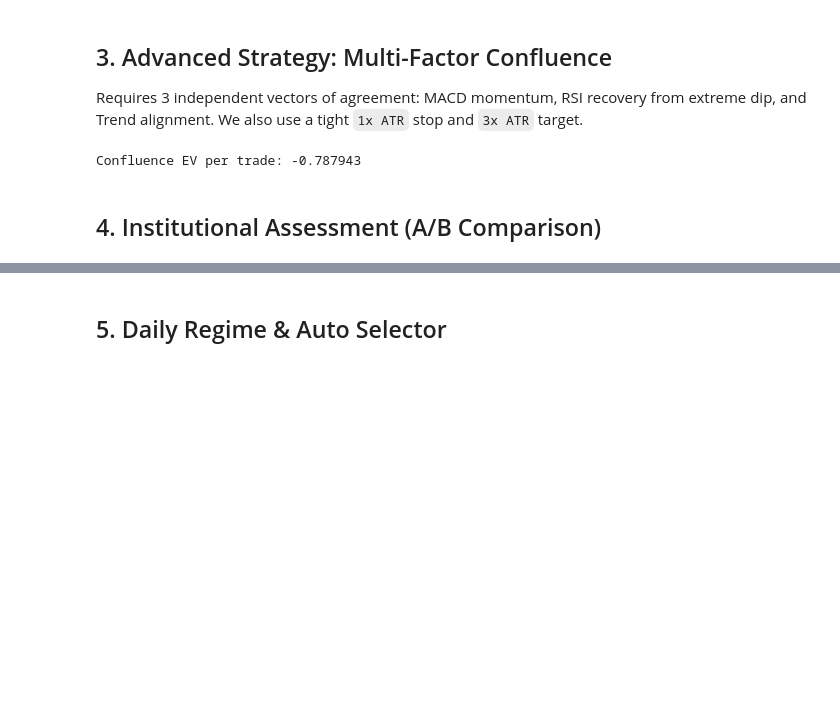
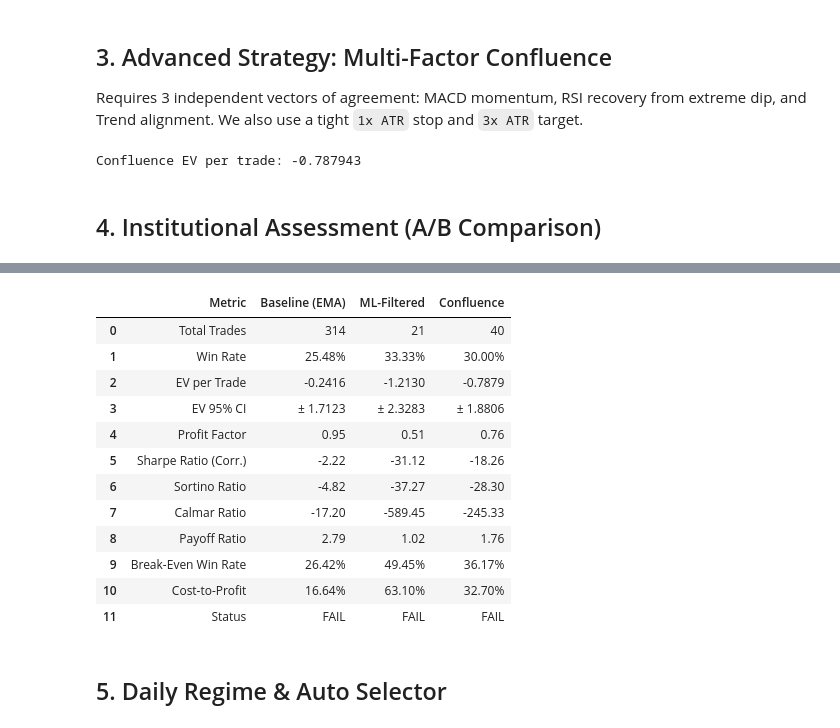
Before and after one commit to namhoangdev31/qtrader, a Jupyter notebook: notebooks/trader/06_Strategy_Lab.ipynb, the cells around one changed output, grey strips where cells are left out. Drawn from its saved outputs; the diff is of its cells as text; code cells hidden in the pictures; blank space fills up the shorter version.

```diff
--- a/notebooks/trader/06_Strategy_Lab.ipynb
+++ b/notebooks/trader/06_Strategy_Lab.ipynb
@@ -255,13 +342,70 @@ display(comparison)
 # %%
-# Equity Curve Comparison
-pnl_base = np.cumsum([t.pnl for t in baseline_trades]) if baseline_trades else [0]
-pnl_conf = np.cumsum([t.pnl for t in confluence_trades]) if confluence_trades else [0]
+comparison = pd.DataFrame({
+    "Metric": [
+        "Total Trades", "Win Rate", "EV per Trade", "EV 95% CI", "Profit Factor",
+        "Sharpe Ratio (Corr.)", "Sortino Ratio", "Calmar Ratio", "Payoff Ratio",
+        "Break-Even Win Rate", "Cost-to-Profit", "Status"
+    ],
+    "Baseline (EMA)": [
+        baseline_report.total_trades,
+        f"{baseline_report.win_rate:.2%}",
+        f"{baseline_report.ev_per_trade:.4f}",
+        f"± {baseline_report.ev_confidence_interval:.4f}",
+        f"{baseline_report.profit_factor:.2f}",
+        f"{baseline_report.sharpe_ratio:.2f}",
+        f"{baseline_report.sortino_ratio:.2f}",
+        f"{baseline_report.calmar_ratio:.2f}" if baseline_report.calmar_ratio != float("inf") else "INF",
+        f"{baseline_report.payoff_ratio:.2f}",
+        f"{baseline_report.break_even_win_rate:.2%}",
+        f"{baseline_report.cost_to_profit_ratio:.2%}",
+        baseline_report.status
+    ],
+    "ML-Filtered": [
+        ml_report.total_trades,
+        f"{ml_report.win_rate:.2%}",
+        f"{ml_report.ev_per_trade:.4f}",
+        f"± {ml_report.ev_confidence_interval:.4f}",
+        f"{ml_report.profit_factor:.2f}",
+        f"{ml_report.sharpe_ratio:.2f}",
+        f"{ml_report.sortino_ratio:.2f}",
+        f"{ml_report.calmar_ratio:.2f}" if ml_report.calmar_ratio != float("inf") else "INF",
+        f"{ml_report.payoff_ratio:.2f}",
+        f"{ml_report.break_even_win_rate:.2%}",
+        f"{ml_report.cost_to_profit_ratio:.2%}",
+        ml_report.status
+    ],
+    "Confluence": [
+        confluence_report.total_trades,
+        f"{confluence_report.win_rate:.2%}",
+        f"{confluence_report.ev_per_trade:.4f}",
+        f"± {confluence_report.ev_confidence_interval:.4f}",
+        f"{confluence_report.profit_factor:.2f}",
+        f"{confluence_report.sharpe_ratio:.2f}",
+        f"{confluence_report.sortino_ratio:.2f}",
+        f"{confluence_report.calmar_ratio:.2f}" if confluence_report.calmar_ratio != float("inf") else "INF",
+        f"{confluence_report.payoff_ratio:.2f}",
+        f"{confluence_report.break_even_win_rate:.2%}",
+        f"{confluence_report.cost_to_profit_ratio:.2%}",
+        confluence_report.status
+    ]
+})
 
-fig = go.Figure()
-fig.add_trace(go.Scatter(y=pnl_base, name="Baseline (EMA)", mode="lines"))
-fig.add_trace(go.Scatter(y=pnl_conf, name="RSI-MACD Confluence", mode="lines"))
-fig.update_layout(title="Cumulative PnL Comparison", xaxis_title="Trade Number", yaxis_title="Net Profit (USD)")
-fig.show()
+from IPython.display import display
+display(comparison)
+# %% [output]
+|  | Metric | Baseline (EMA) | ML-Filtered | Confluence |
+| 0 | Total Trades | 314 | 21 | 40 |
+| 1 | Win Rate | 25.48% | 33.33% | 30.00% |
+| 2 | EV per Trade | -0.2416 | -1.2130 | -0.7879 |
+| 3 | EV 95% CI | ± 1.7123 | ± 2.3283 | ± 1.8806 |
+| 4 | Profit Factor | 0.95 | 0.51 | 0.76 |
+| 5 | Sharpe Ratio (Corr.) | -2.22 | -31.12 | -18.26 |
+| 6 | Sortino Ratio | -4.82 | -37.27 | -28.30 |
+| 7 | Calmar Ratio | -17.20 | -589.45 | -245.33 |
+| 8 | Payoff Ratio | 2.79 | 1.02 | 1.76 |
+| 9 | Break-Even Win Rate | 26.42% | 49.45% | 36.17% |
+| 10 | Cost-to-Profit | 16.64% | 63.10% | 32.70% |
+| 11 | Status | FAIL | FAIL | FAIL |
 # %% [markdown]
 ## 5. Daily Regime & Auto Selector
 # %%
```
Also changed, not shown: parts of 6 cells of this notebook, 5 other files.
